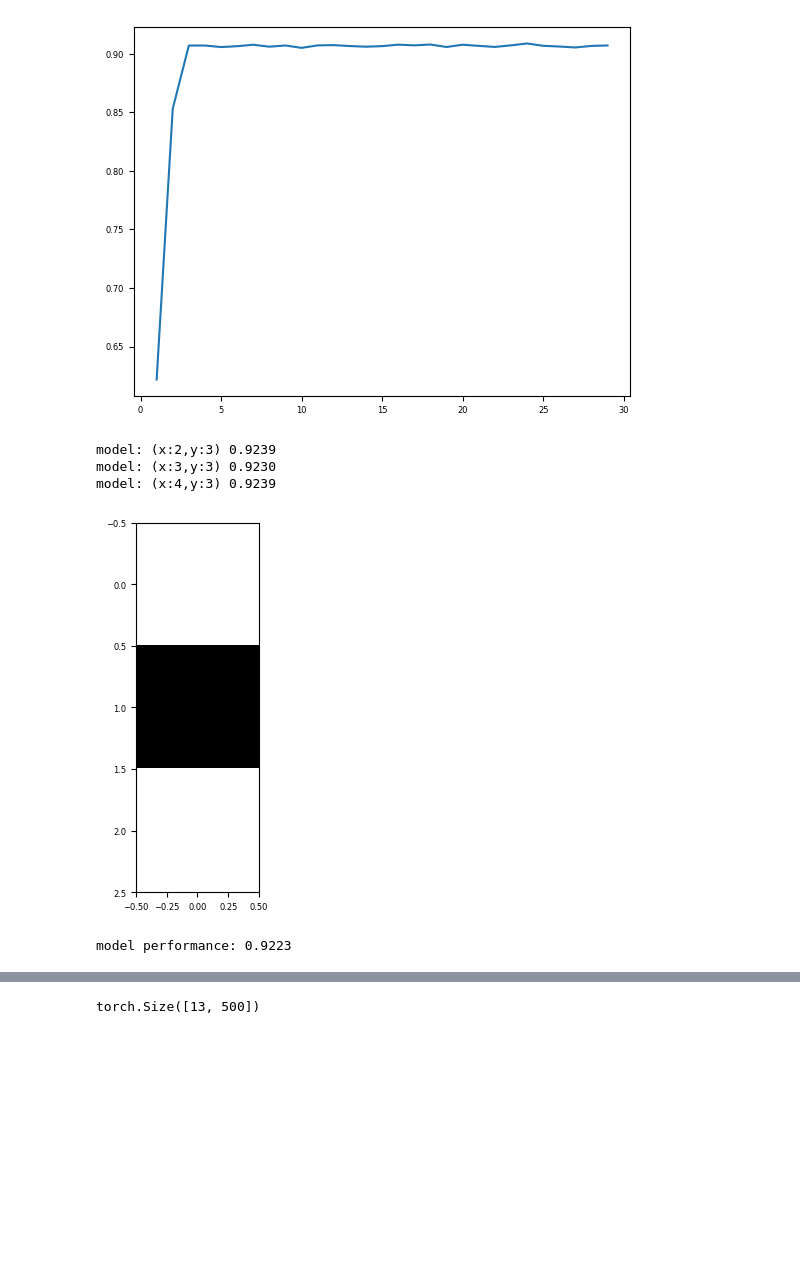
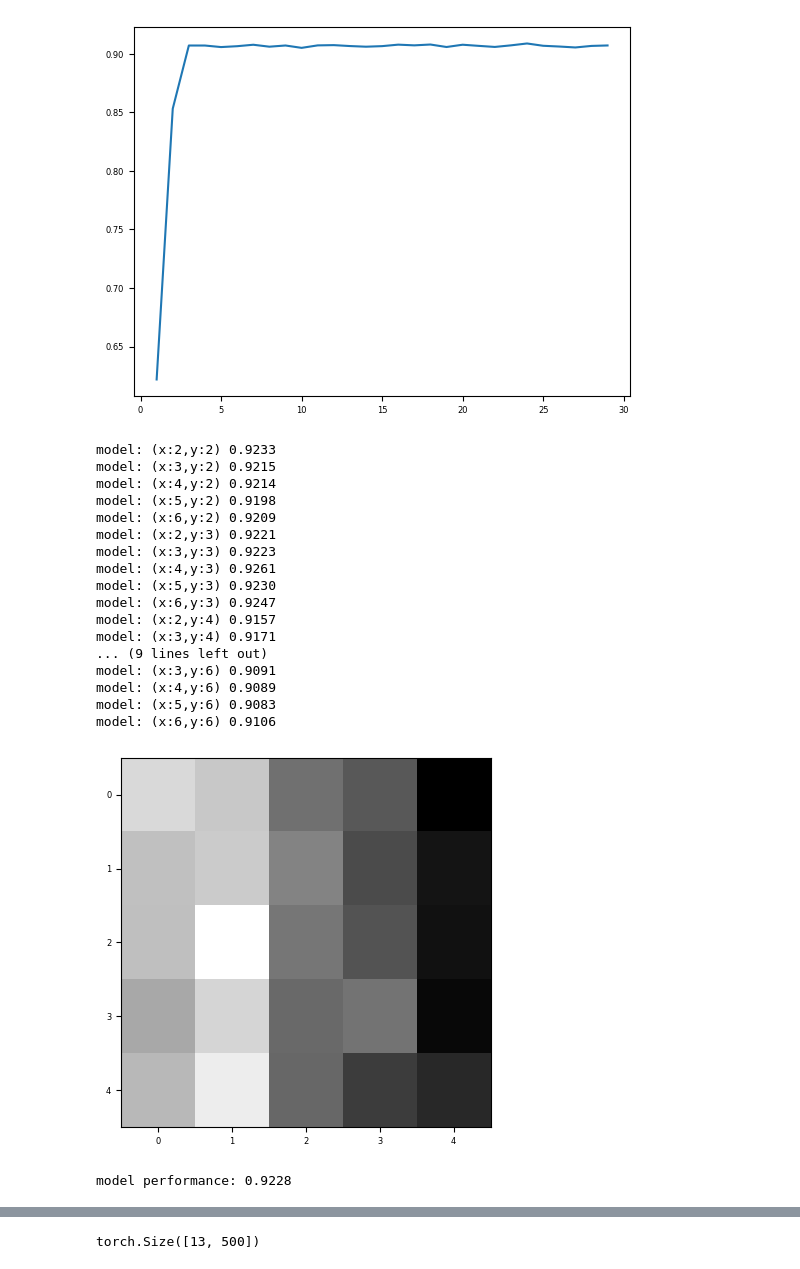
Before and after one commit to PeterReisNyman/EDA-Decision-Tree, a Jupyter notebook: Untitled.ipynb, the cells around one changed output, grey strips where cells are left out. Saved outputs shown, nothing was run; the diff lists cells and outputs as text; code cells hidden in the pictures; blank space fills up the shorter version.

```diff
--- a/Untitled.ipynb
+++ b/Untitled.ipynb
@@ -443,36 +456,50 @@ model = DecisionTreeClassifier(max_depth=random.randint(3,20))
 # Number of samples for a split
 # %%
 result = []
-r = 5
-c = 4
+r = 7
+c = 7
 min_ = 2
-table = np.zeros((r-min_, 1))
-for y in range(c-1,c):
+table = np.zeros((r-min_, c-min_))
+for y in range(min_,c):
     for x in range(min_,r):
         model = None
         model = DecisionTreeClassifier(criterion='entropy',min_samples_split=x, min_samples_leaf=y)
-        cross_val = np.mean(test_model(model,30000))
+        cross_val = np.mean(test_model(model,1000))
         print(f'model: (x:{x},y:{y}) {cross_val:.4f}')
-        table[x-min_,0] = cross_val
+        table[x-min_,y-min_] = cross_val
 
 
 
 vis = plt.pyplot.imshow(table, cmap="gray")
 # %% [output]
-model: (x:2,y:3) 0.9239
-model: (x:3,y:3) 0.9230
-model: (x:4,y:3) 0.9239
+model: (x:2,y:2) 0.9233
+model: (x:3,y:2) 0.9215
+model: (x:4,y:2) 0.9214
+model: (x:5,y:2) 0.9198
+model: (x:6,y:2) 0.9209
+model: (x:2,y:3) 0.9221
+model: (x:3,y:3) 0.9223
+model: (x:4,y:3) 0.9261
+model: (x:5,y:3) 0.9230
+model: (x:6,y:3) 0.9247
+model: (x:2,y:4) 0.9157
+model: (x:3,y:4) 0.9171
+... (9 lines left out)
+model: (x:3,y:6) 0.9091
+model: (x:4,y:6) 0.9089
+model: (x:5,y:6) 0.9083
+model: (x:6,y:6) 0.9106
-[figure, old version]
+[figure, new version]
 # %%
 model = DecisionTreeClassifier(criterion='entropy', min_samples_split=4, min_samples_leaf=3)
 # %%
 # How good is the performance of your best tree design (in average using cross validation)?
 # %%
 model = DecisionTreeClassifier(criterion='entropy',max_depth=3, min_samples_split=4, min_samples_leaf=3)
-cross_val = np.mean(test_model(model,30000))
+cross_val = np.mean(test_model(model,10000))
 print(f'model performance: {cross_val:.4f}')
 # %% [output]
-model performance: 0.9223
+model performance: 0.9228
 # %%
 # Through different ways of manipulating the dataset, try to find a decision tree layout that has an even better performance. Use the following for different models that you try
 # %%
```
Also changed, not shown: parts of 11 cells of this notebook, 2 other files.
